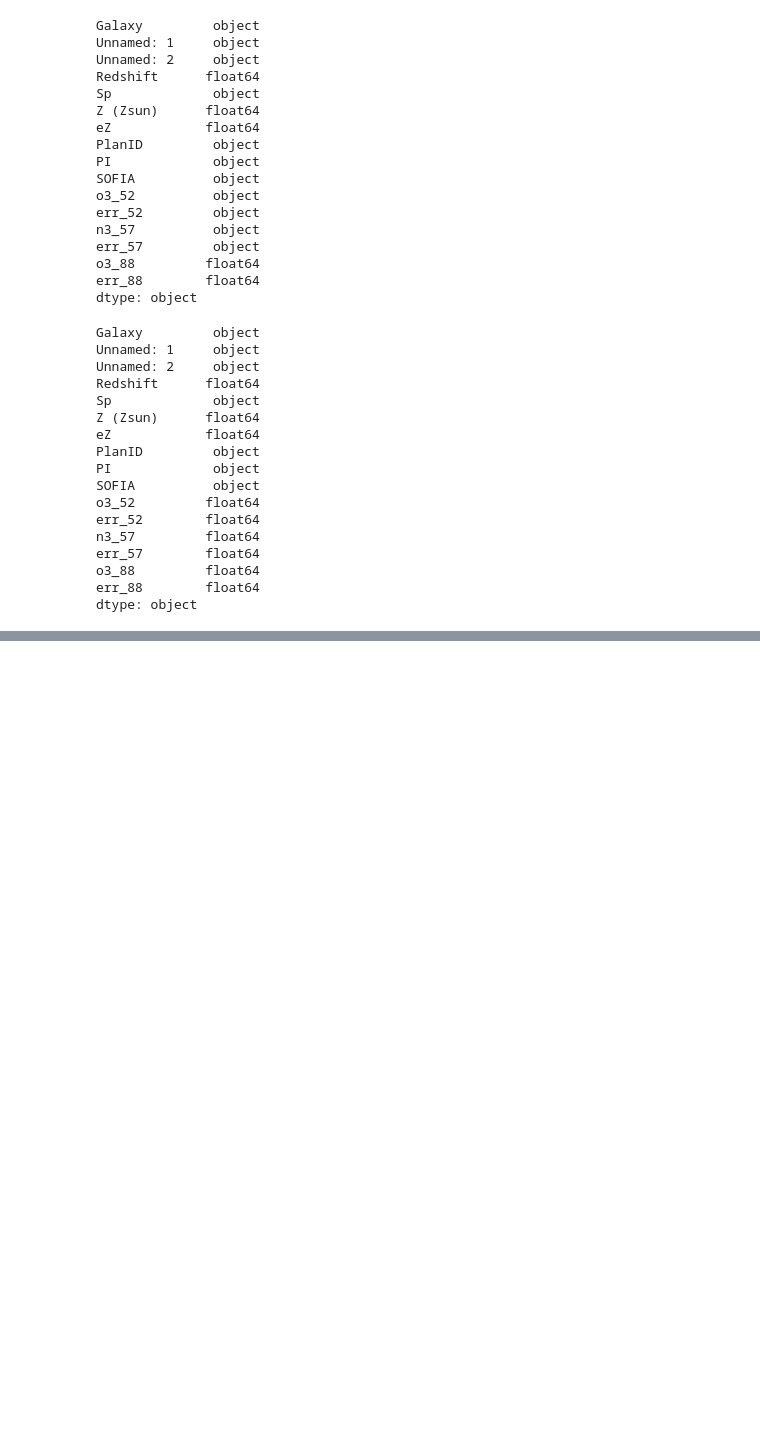
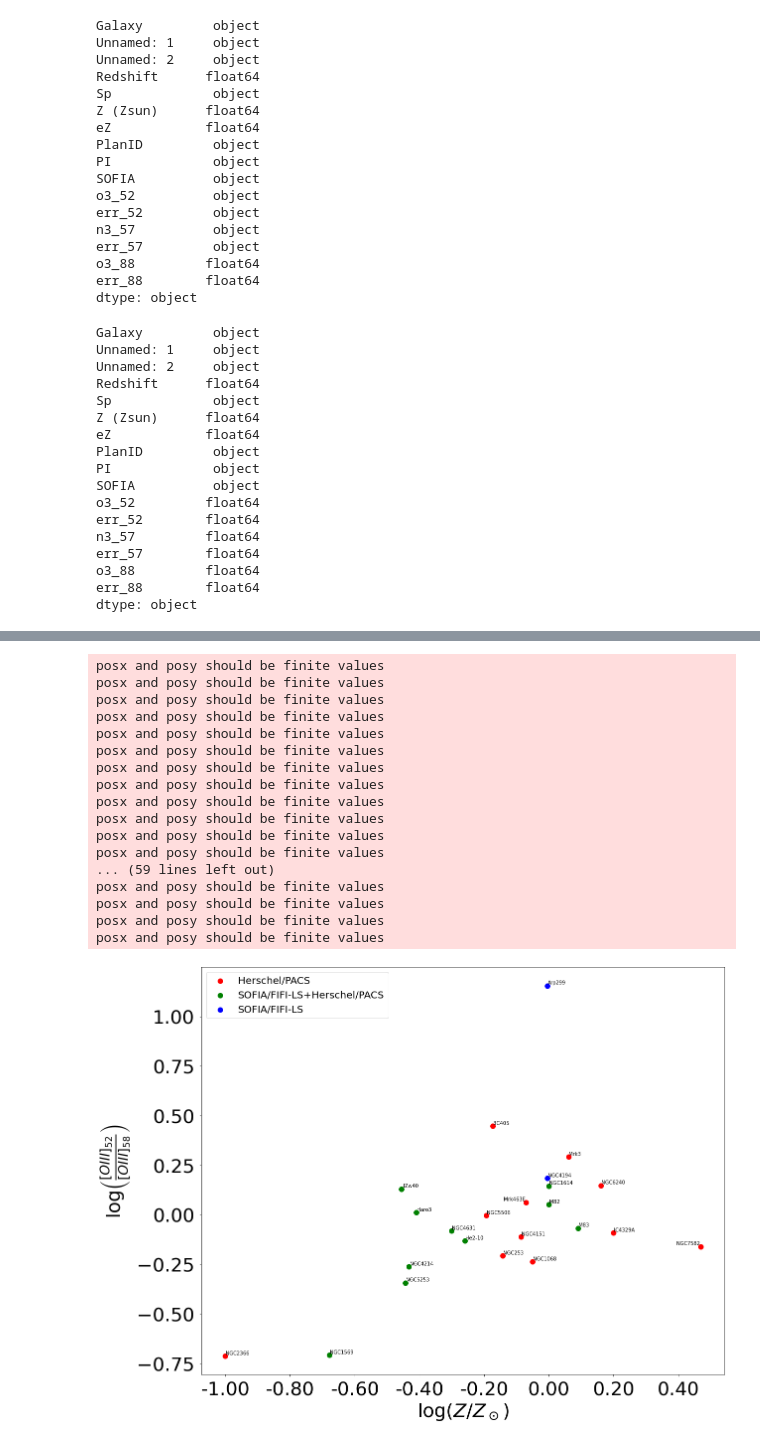
Before and after one commit to suyashk12/SOFIA_FIFI_Cycle-8, a Jupyter notebook: diagnostic.ipynb, the cells around one changed output, grey strips where cells are left out. Cells and saved outputs as stored; diff of their text form; code cells hidden in the pictures; blank space fills up the shorter version.

```diff
--- a/diagnostic.ipynb
+++ b/diagnostic.ipynb
@@ -106,0 +129,44 @@ plt.savefig("/Users/thepoetoftwilight/Desktop/diagnostic.png")
+# %%
+diagnostic_2 = np.log10(o3_52/o3_88)
+# %%
+fig, ax = plt.subplots(figsize = (18, 13))
+
+ax.scatter(logZ_Z_0[0:11], diagnostic_2[0:11], s = 100, color = 'red', label = "Herschel/PACS")
+ax.scatter(logZ_Z_0[11:28], diagnostic_2[11:28], s = 100, color = 'green', label = "SOFIA/FIFI-LS+Herschel/PACS")
+ax.scatter(logZ_Z_0[27:], diagnostic_2[27:], s = 100, color = 'blue', label = "SOFIA/FIFI-LS")
+
+ax.set_xlabel(r'$\log(Z/Z_\odot)$', fontsize = 38, labelpad = 5)
+ax.set_ylabel(r'$\log \left( \frac{[OIII]_{52}}{[OIII]_{58}} \right)$', fontsize = 38, labelpad = 10)
+ax.xaxis.set_major_formatter(FormatStrFormatter('%.2f'))
+ax.ticklabel_format(axis='y', style='sci', scilimits = (0, 0))
+ax.tick_params(labelsize = 38, pad = 10)
+ax.yaxis.offsetText.set_fontsize(36)
+
+texts = []
+for i, txt in enumerate(names):
+    texts.append(ax.text(logZ_Z_0[i], diagnostic_2[i], txt))
+adjust_text(texts)
+
+ax.legend(prop={'size': 20}, loc = 'upper left')
+
+plt.tight_layout()
+plt.savefig(savedir + "diagnostic_2.png")
+# %% [output]
+posx and posy should be finite values
+posx and posy should be finite values
+posx and posy should be finite values
+posx and posy should be finite values
+posx and posy should be finite values
+posx and posy should be finite values
+posx and posy should be finite values
+posx and posy should be finite values
+posx and posy should be finite values
+posx and posy should be finite values
+posx and posy should be finite values
+posx and posy should be finite values
+... (59 lines left out)
+posx and posy should be finite values
+posx and posy should be finite values
+posx and posy should be finite values
+posx and posy should be finite values
+[figure, added]
```
Also changed, not shown: parts of 10 cells of this notebook, 1 other file.
